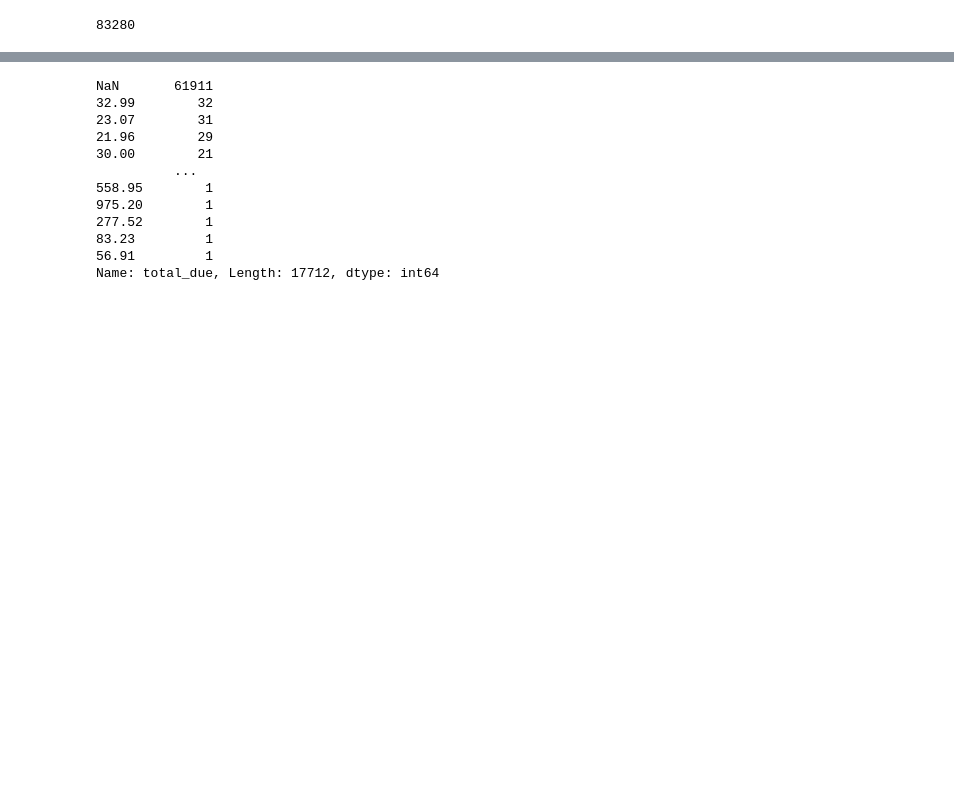
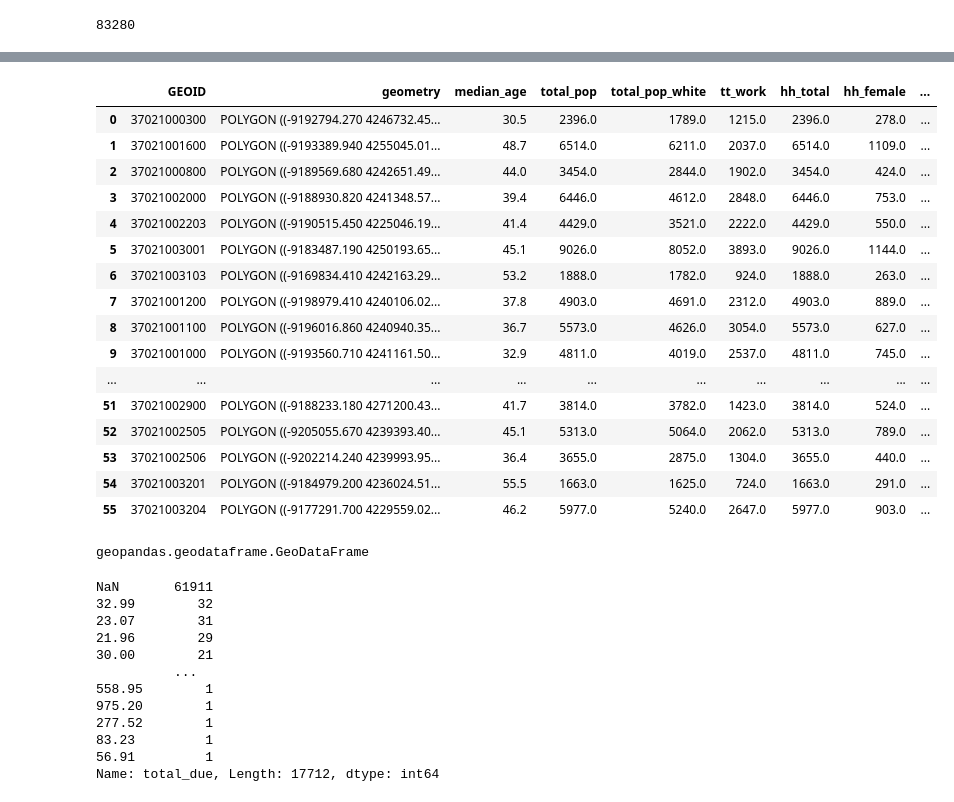
Before and after one commit to Alex-Devoid/buncombe-property-tax-analysis, a Jupyter notebook: unpaid_property_bills_analysis.ipynb, the cells around one changed output, grey strips where cells are left out. Drawn from its saved outputs; the diff is of its cells as text; code cells hidden in the pictures; blank space fills up the shorter version.

```diff
--- a/unpaid_property_bills_analysis.ipynb
+++ b/unpaid_property_bills_analysis.ipynb
@@ -180,6 +180,73 @@ object
 |  | PIN | Owner | NmpType | TaxYear_x | CondoUnit | CondoBuild | DeedBook | DeedPage | PlatBook | PlatPage | ... |
 | 0 | 060503100000000 | STONE ROBERT K;STONE REBECCA | NaN | 24 | None | None | 1340 | 0496 | 0000 | 0000 | ... |
 | 1 | 060503128800000 | MOLLY HAMILTON TRUST | NaN | 24 | None | None | 6282 | 559 | 0104 | 0149 | ... |
+# %%
+# Get vars from census for logistic regression
+
+import cenpy
+
+vars_to_download = {
+    "B25077_001E": "median_house_value",  # Median house value
+    "B02001_002E": "total_pop_white",     # Total white population
+    "B01003_001E": "total_pop",           # Total population
+    "B25003_003E": "total_rented",        # Total rented occupied
+    "B25001_001E": "total_housing_units", # Total housing units
+    "B09019_006E": "hh_female",           # Female households
+    "B09019_001E": "hh_total",            # Total households
+    "B15003_002E": "total_bachelor",      # Total w/ Bachelor degree
+    "B25018_001E": "median_no_rooms",     # Median number of rooms
+    "B19083_001E": "income_gini",         # Gini index of income inequality
+    "B01002_001E": "median_age",          # Median age
+    "B08303_001E": "tt_work",              # Aggregate travel time to work
+    "B19013_001E": "median_hh_income"     # Median household income
+}
+vars_to_download_l = list(vars_to_download.keys())
+
+acs = cenpy.products.ACS()
+tracts = acs.from_county('Buncombe, NC',level='tract',variables=vars_to_download)
+tracts = tracts.rename(columns=vars_to_download)
+
+tracts["pct_rented"] = tracts["total_rented"] / \
+                  (tracts["total_housing_units"] + \
+                   (tracts["total_housing_units"]==0) * 1
+                  )
+tracts["pct_hh_female"] = tracts["hh_female"] / \
+                  (tracts["hh_total"] + \
+                   (tracts["hh_total"]==0) * 1
+                  )
+tracts["pct_bachelor"] = tracts["total_bachelor"] / \
+                  (tracts["total_pop"] + \
+                   (tracts["total_pop"]==0) * 1
+                  )
+
+tracts["pct_white"] = tracts["total_pop_white"] / \
+                  (tracts["total_pop"] + \
+                   (tracts["total_pop"]==0) * 1
+                  )
+
+tracts
+# %% [output]
+|  | GEOID | geometry | median_age | total_pop | total_pop_white | tt_work | hh_total | hh_female | ... |
+| 0 | 37021000300 | POLYGON ((-9192794.270 4246732.45... | 30.5 | 2396.0 | 1789.0 | 1215.0 | 2396.0 | 278.0 | ... |
+| 1 | 37021001600 | POLYGON ((-9193389.940 4255045.01... | 48.7 | 6514.0 | 6211.0 | 2037.0 | 6514.0 | 1109.0 | ... |
+| 2 | 37021000800 | POLYGON ((-9189569.680 4242651.49... | 44.0 | 3454.0 | 2844.0 | 1902.0 | 3454.0 | 424.0 | ... |
+| 3 | 37021002000 | POLYGON ((-9188930.820 4241348.57... | 39.4 | 6446.0 | 4612.0 | 2848.0 | 6446.0 | 753.0 | ... |
+| 4 | 37021002203 | POLYGON ((-9190515.450 4225046.19... | 41.4 | 4429.0 | 3521.0 | 2222.0 | 4429.0 | 550.0 | ... |
+| 5 | 37021003001 | POLYGON ((-9183487.190 4250193.65... | 45.1 | 9026.0 | 8052.0 | 3893.0 | 9026.0 | 1144.0 | ... |
+| 6 | 37021003103 | POLYGON ((-9169834.410 4242163.29... | 53.2 | 1888.0 | 1782.0 | 924.0 | 1888.0 | 263.0 | ... |
+| 7 | 37021001200 | POLYGON ((-9198979.410 4240106.02... | 37.8 | 4903.0 | 4691.0 | 2312.0 | 4903.0 | 889.0 | ... |
+| 8 | 37021001100 | POLYGON ((-9196016.860 4240940.35... | 36.7 | 5573.0 | 4626.0 | 3054.0 | 5573.0 | 627.0 | ... |
+| 9 | 37021001000 | POLYGON ((-9193560.710 4241161.50... | 32.9 | 4811.0 | 4019.0 | 2537.0 | 4811.0 | 745.0 | ... |
+| ... | ... | ... | ... | ... | ... | ... | ... | ... | ... |
+| 51 | 37021002900 | POLYGON ((-9188233.180 4271200.43... | 41.7 | 3814.0 | 3782.0 | 1423.0 | 3814.0 | 524.0 | ... |
+| 52 | 37021002505 | POLYGON ((-9205055.670 4239393.40... | 45.1 | 5313.0 | 5064.0 | 2062.0 | 5313.0 | 789.0 | ... |
+| 53 | 37021002506 | POLYGON ((-9202214.240 4239993.95... | 36.4 | 3655.0 | 2875.0 | 1304.0 | 3655.0 | 440.0 | ... |
+| 54 | 37021003201 | POLYGON ((-9184979.200 4236024.51... | 55.5 | 1663.0 | 1625.0 | 724.0 | 1663.0 | 291.0 | ... |
+| 55 | 37021003204 | POLYGON ((-9177291.700 4229559.02... | 46.2 | 5977.0 | 5240.0 | 2647.0 | 5977.0 | 903.0 | ... |
+# %%
+type(tracts)
+# %% [output]
+geopandas.geodataframe.GeoDataFrame
 # %%
 merged_data["total_due"].value_counts(dropna=False)
 # %% [output]
```
Also changed, not shown: parts of 5 cells of this notebook.
